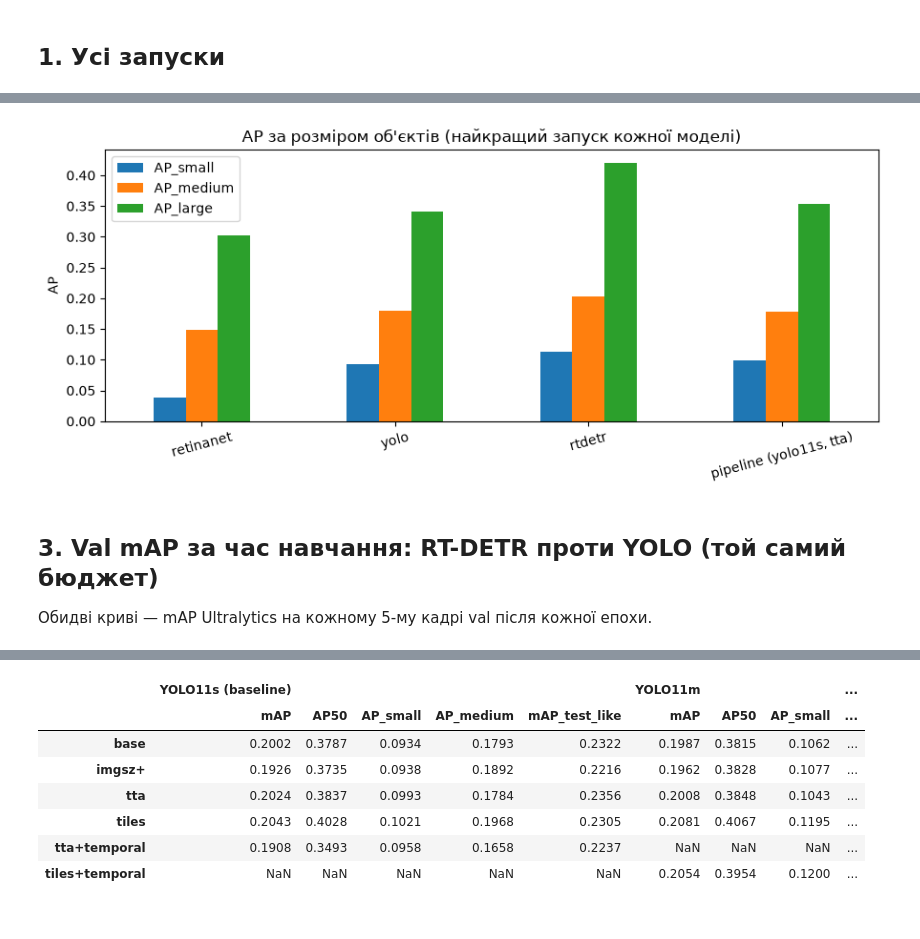
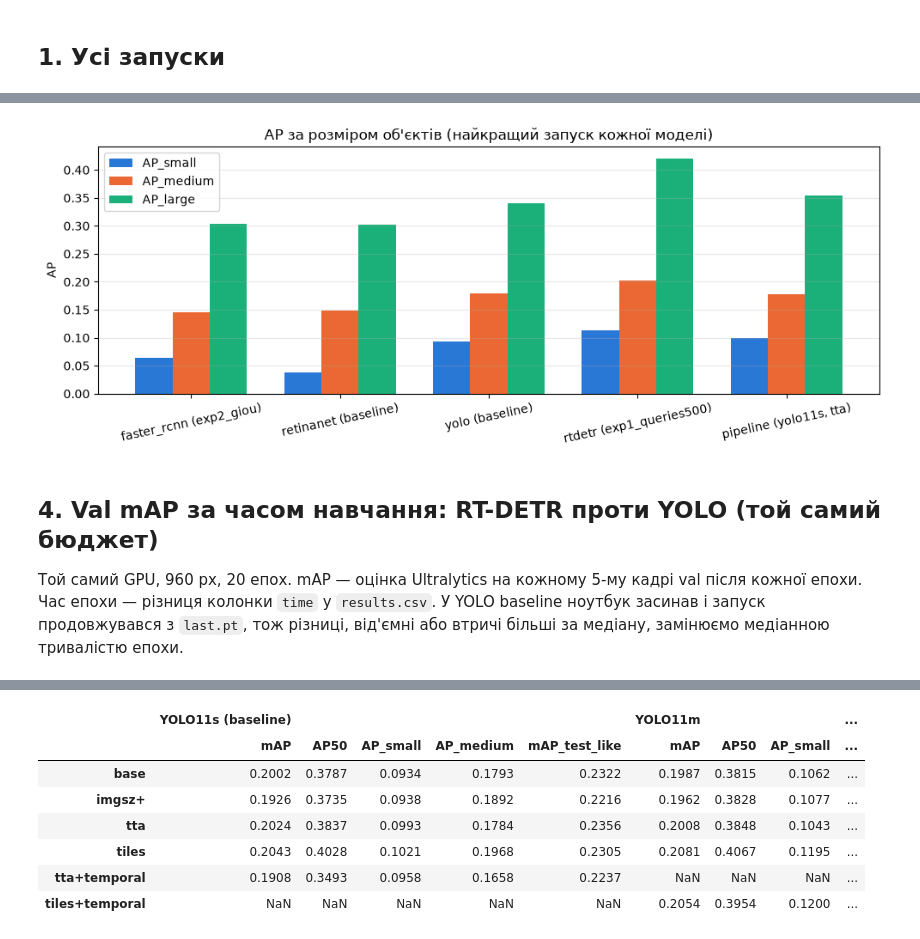
Before and after one commit to Solomia200/ai_homework2, a Jupyter notebook: notebooks/hw2-summary.ipynb, the cells around one changed output, grey strips where cells are left out. Drawn from its saved outputs; the diff is of its cells as text; code cells hidden in the pictures.

Commit message:
Write report, add data figures and updated summary

```diff
--- a/notebooks/hw2-summary.ipynb
+++ b/notebooks/hw2-summary.ipynb
@@ -14,18 +14,36 @@ import pandas as pd
 RUNS = Path.cwd().parent.parent / "hw2_runs"
 IMAGES = Path.cwd().parent / "images"
 MODELS = ["faster_rcnn", "retinanet", "yolo", "rtdetr"]
+SKIP = ("smoke", "timing")
 COLS = ["mAP", "AP50", "AP75", "AP_small", "AP_medium", "AP_large", "mAP_test_like"]
+DEFAULT_GPU = "RTX 4070 Laptop"
+LEADERBOARD = {
+    ("faster_rcnn", "exp2_giou"): (0.2214, 0.1524),
+    ("rtdetr", "baseline"): (0.3178, 0.2221),
+    ("rtdetr", "exp1_queries500"): (0.3157, 0.2242),
+    ("pipeline", "final"): (0.2101, 0.1671),
+    ("pipeline", "final_yolo11m_tiles"): (0.2289, 0.1668),
+}
+COLORS = ["#2a78d6", "#eb6834", "#1baf7a", "#eda100", "#e87ba4"]
+
+
+def short_gpu(name):
+    return name.replace("NVIDIA GeForce ", "").replace(" GPU", "") if name else DEFAULT_GPU
 # %% [markdown]
 ## 1. Усі запуски
 # %%
 rows = {}
 for path in sorted(RUNS.glob("*/*/metrics.json")):
     model, run = path.parent.parent.name, path.parent.name
-    if run.startswith("smoke") or model not in MODELS:
+    if run.startswith(SKIP) or model not in MODELS:
         continue
     m = json.loads(path.read_text())
-    rows[(model, run)] = {**{c: m["val"].get(c) for c in COLS}, "ms/кадр": m.get("ms_per_image")}
+    public, private = LEADERBOARD.get((model, run), (None, None))
+    rows[(model, run)] = {**{c: m["val"].get(c) for c in COLS}, "ms/кадр": m.get("ms_per_image"),
+                          "gpu": short_gpu(m.get("config", {}).get("gpu")), "public_LB": public, "private_LB": private}
 runs = pd.DataFrame(rows).T.reindex(MODELS, level=0)
+NUMERIC = COLS + ["ms/кадр", "public_LB", "private_LB"]
+runs[NUMERIC] = runs[NUMERIC].astype(float)
 runs.to_csv(RUNS / "all_runs.csv")
-runs.astype(float).round(4)
+runs.round(4)
 # %% [output]
@@ -44,8 +65,13 @@ runs.astype(float).round(4)
 # %%
-best = runs.astype(float).groupby(level=0).apply(lambda g: g.loc[g["mAP"].idxmax()]).reindex(MODELS).dropna(how="all")
-final_path = RUNS / "pipeline" / "final" / "metrics.json"
-if final_path.exists():
-    final = json.loads(final_path.read_text())
-    best.loc[f"pipeline ({final['model']}, {final['variant']})"] = {c: final["val"].get(c) for c in COLS}
+best = runs.groupby(level=0, sort=False).apply(lambda g: g.loc[g["mAP"].idxmax()])
+best.index = [f"{model} ({runs.loc[model, 'mAP'].idxmax()})" for model in best.index]
+for run in ("final", "final_yolo11m_tiles"):
+    path = RUNS / "pipeline" / run / "metrics.json"
+    if path.exists():
+        final = json.loads(path.read_text())
+        public, private = LEADERBOARD.get(("pipeline", run), (None, None))
+        best.loc[f"pipeline ({final['model']}, {final['variant']})"] = {
+            **{c: final["val"].get(c) for c in COLS}, "ms/кадр": None, "gpu": DEFAULT_GPU,
+            "public_LB": public, "private_LB": private}
 best.round(4)
 # %% [output]
@@ -57,12 +110,15 @@ best.round(4)
 # %%
-ax = best[["AP_small", "AP_medium", "AP_large"]].plot.bar(figsize=(9, 4), rot=15, title="AP за розміром об'єктів (найкращий запуск кожної моделі)")
+sizes = best.loc[[i for i in best.index if not i.startswith("pipeline (yolo11m")], ["AP_small", "AP_medium", "AP_large"]]
+ax = sizes.plot.bar(figsize=(10, 4), rot=12, color=COLORS[:3], width=0.75,
+                    title="AP за розміром об'єктів (найкращий запуск кожної моделі)")
 ax.set_ylabel("AP")
+ax.grid(axis="y", alpha=0.3)
 plt.tight_layout()
 plt.savefig(IMAGES / "ap_by_size.png", dpi=120)
 plt.show()
 # %% [output]
-[figure, old version]
+[figure, new version]
 # %% [markdown]
-## 3. Val mAP за час навчання: RT-DETR проти YOLO (той самий бюджет)
+## 4. Val mAP за часом навчання: RT-DETR проти YOLO (той самий бюджет)
 
-Обидві криві — mAP Ultralytics на кожному 5-му кадрі val після кожної епохи.
+Той самий GPU, 960 px, 20 епох. mAP — оцінка Ultralytics на кожному 5-му кадрі val після кожної епохи. Час епохи — різниця колонки `time` у `results.csv`. У YOLO baseline ноутбук засинав і запуск продовжувався з `last.pt`, тож різниці, від'ємні або втричі більші за медіану, замінюємо медіанною тривалістю епохи.
```
Also changed, not shown: parts of 13 cells of this notebook, 7 other files.
